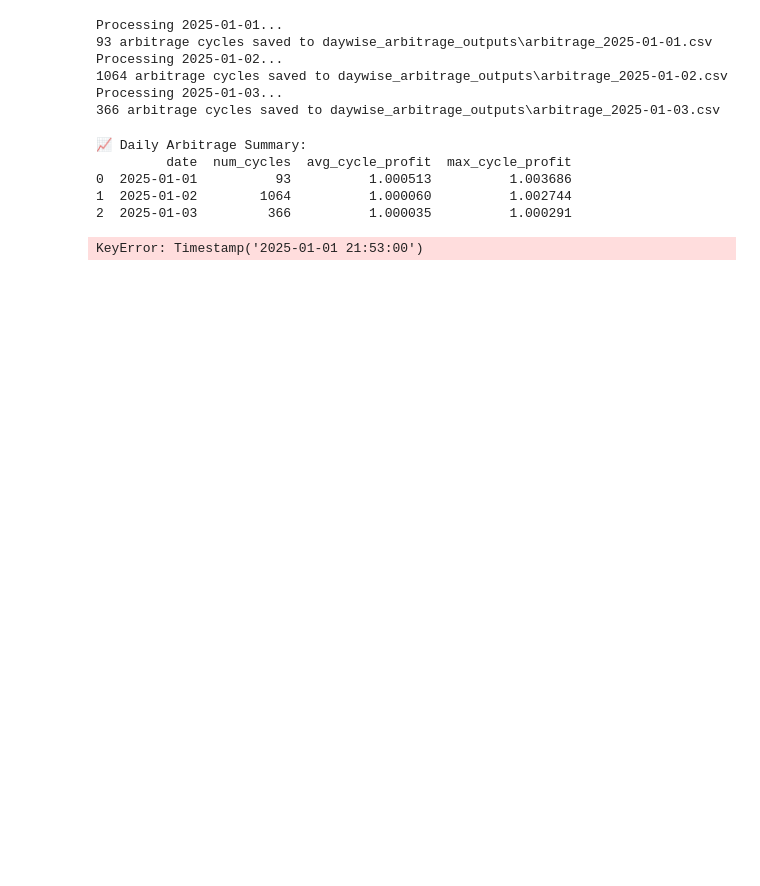
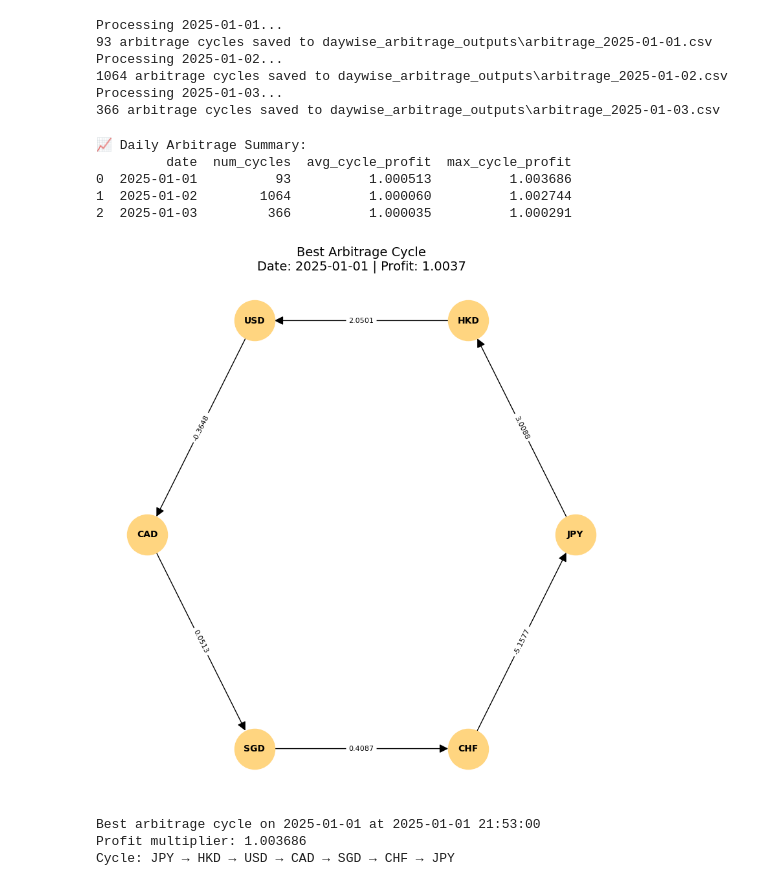
Before and after one commit to GOW1455/Forex-Arbitrage, a Jupyter notebook: graph.ipynb, the cells around one changed output. Cells and saved outputs as stored; diff of their text form; code cells hidden in the pictures; blank space fills up the shorter version.

```diff
--- a/graph.ipynb
+++ b/graph.ipynb
@@ -176,49 +178,83 @@ print(df_summary.head())
 1  2025-01-02        1064          1.000060          1.002744
 2  2025-01-03         366          1.000035          1.000291
 # %%
-import networkx as nx
-import matplotlib.pyplot as plt
+def build_graphs(df):
+    """
+    Builds a directed graph per timestamp using -log exchange rates as edge weights.
+    """
+    df = df[["timestamp", "pair", "close"]]
+    df_pivot = df.pivot(index="timestamp", columns="pair", values="close")
+    df_log = -np.log(df_pivot)
 
-# Ensure timestamp is datetime
-df_arbs["timestamp"] = pd.to_datetime(df_arbs["timestamp"])
+    graphs = {}
+    for timestamp, row in df_log.iterrows():
+        G = nx.DiGraph()
+        for pair, weight in row.items():
+            if pd.notna(weight):
+                from_currency = pair[:3]
+                to_currency = pair[3:]
+                G.add_edge(from_currency, to_currency, weight=weight)
+        graphs[timestamp] = G
+    return graphs
 
-# === Step 1: Get the best cycle across all days ===
-best_row = df_arbs.loc[df_arbs["profit_multiplier"].idxmax()]
-cycle_str = best_row["cycle"]
-profit = best_row["profit_multiplier"]
-timestamp = best_row["timestamp"]
-date = timestamp.date()
+folder = "daywise_arbitrage_outputs"
+best_cycle_info = None
 
-# === Step 2: Parse cycle ===
+for file in sorted(glob.glob(os.path.join(folder, "arbitrage_*.csv"))):
+    df = pd.read_csv(file, parse_dates=["timestamp"])
+    if df.empty:
+        continue
+
+    row = df.loc[df["profit_multiplier"].idxmax()]
+    if best_cycle_info is None or row["profit_multiplier"] > best_cycle_info["profit_multiplier"]:
+        best_cycle_info = row
+
+cycle_str = best_cycle_info["cycle"]
+profit = best_cycle_info["profit_multiplier"]
+timestamp = pd.to_datetime(best_cycle_info["timestamp"])
+date_str = str(best_cycle_info["date"])
 cycle_nodes = cycle_str.split(" → ")
 cycle_edges = list(zip(cycle_nodes, cycle_nodes[1:]))
 
-# === Step 3: Build the graph of the cycle ===
-G_base = graphs_by_time[timestamp]  # Get full graph at that time
+data_file = f"./Data/forex_intraday_{date_str}.csv"
+if not os.path.exists(data_file):
+    raise FileNotFoundError(f"Data file for {date_str} not found: {data_file}")
+
+df_day = pd.read_csv(data_file, parse_dates=["timestamp"])
+graphs_for_day = build_graphs(df_day)
+
+if timestamp not in graphs_for_day:
+    raise KeyError(f"Timestamp {timestamp} not found in graphs for {date_str}.")
+
+G_base = graphs_for_day[timestamp]
+
 G_cycle = nx.DiGraph()
 for u, v in cycle_edges:
-    weight = G_base[u][v]["weight"]
-    G_cycle.add_edge(u, v, weight=weight)
+    if G_base.has_edge(u, v):
+        weight = G_base[u][v]["weight"]
+        G_cycle.add_edge(u, v, weight=weight)
 
-# === Step 4: Visualize ===
 pos = nx.circular_layout(G_cycle)
 edge_labels = nx.get_edge_attributes(G_cycle, "weight")
-formatted_edge_labels = {edge: f"{weight:.4f}" for edge, weight in edge_labels.items()}
+formatted_labels = {edge: f"{w:.4f}" for edge, w in edge_labels.items()}
 
 plt.figure(figsize=(8, 8))
 nx.draw(G_cycle, pos, with_labels=True, node_size=2000, node_color="#FFD580",
         font_size=10, font_weight='bold', arrows=True, arrowsize=20)
+nx.draw_networkx_edge_labels(G_cycle, pos, edge_labels=formatted_labels, font_size=8)
 
-nx.draw_networkx_edge_labels(G_cycle, pos, edge_labels=formatted_edge_labels, font_size=8)
-
-plt.title(f"Best Arbitrage Cycle\nDate: {date} | Profit: {profit:.4f}", size=14)
+plt.title(f"Best Arbitrage Cycle\nDate: {date_str} | Profit: {profit:.4f}", size=14)
 plt.axis('off')
 plt.tight_layout()
 plt.savefig("best_overall_arbitrage_cycle.png", dpi=300, bbox_inches='tight')
 plt.show()
 
-print(f"Best cycle on {date} with profit {profit:.6f}")
+print(f"Best arbitrage cycle on {date_str} at {timestamp}")
+print(f"Profit multiplier: {profit:.6f}")
 print(f"Cycle: {cycle_str}")
 # %% [output]
+[figure, added]
-KeyError: Timestamp('2025-01-01 21:53:00')
+Best arbitrage cycle on 2025-01-01 at 2025-01-01 21:53:00
+Profit multiplier: 1.003686
+Cycle: JPY → HKD → USD → CAD → SGD → CHF → JPY
 # %%
```
Also changed, not shown: parts of 2 cells of this notebook, 5 other files.
